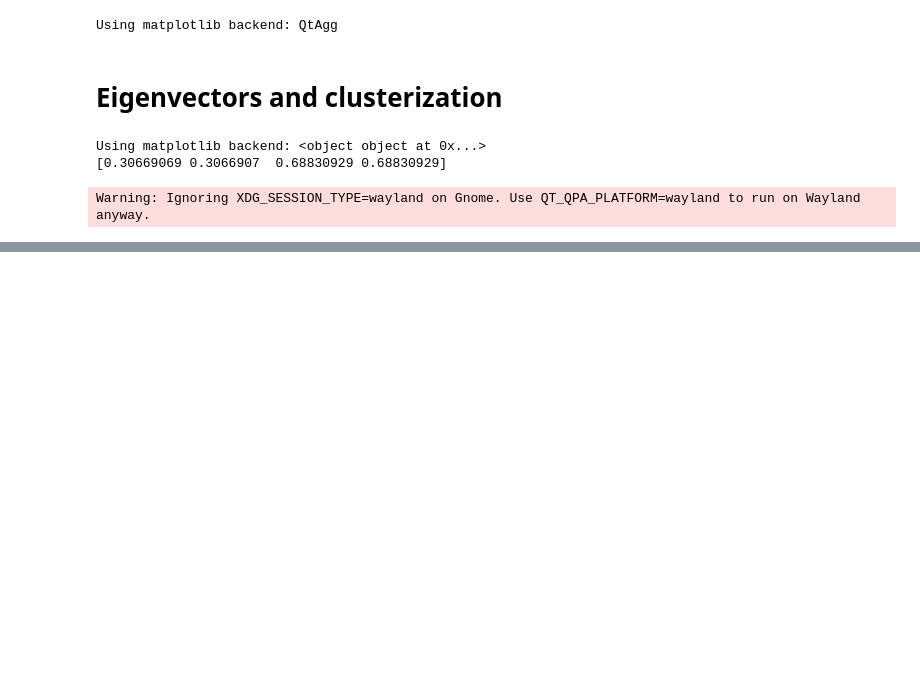
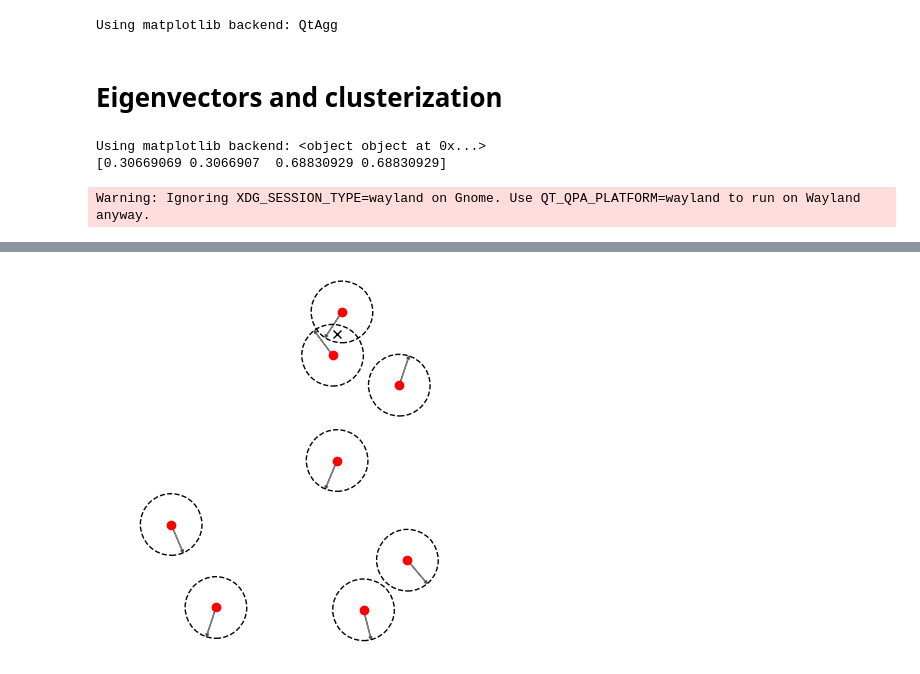
Before and after one commit to yairdaon/OED, a Jupyter notebook: clustered_and_not.ipynb, the cells around one changed output, grey strips where cells are left out. Cells and saved outputs as stored; diff of their text form; code cells hidden in the pictures; blank space fills up the shorter version.

```diff
--- a/clustered_and_not.ipynb
+++ b/clustered_and_not.ipynb
@@ -214,0 +310,45 @@ Warning: Ignoring XDG_SESSION_TYPE=wayland on Gnome. Use QT_QPA_PLATFORM=wayland
+# %%
+import matplotlib.pyplot as plt
+import numpy as np
+from itertools import combinations
+
+# Function to check for circle overlap
+def circles_overlap(center1, center2, radius):
+    return np.linalg.norm(center1 - center2) < 2 * radius
+
+# Generate random points
+np.random.seed(18)
+points = np.random.rand(8, 2) * 10
+w = 0.1
+radius = 1.0
+
+# Plotting
+fig, ax = plt.subplots()
+
+# Plot points and circles
+for point in points:
+    ax.plot(point[0], point[1], 'ro')  # Plot the point
+    circle = plt.Circle(point, radius, edgecolor='black', linestyle='--', fill=False)
+    ax.add_artist(circle)  # Add the circle
+    # Generate random angle for the arrow
+    angle = np.random.rand() * 2 * np.pi
+    dx = (radius-w) * np.cos(angle)
+    dy = (radius-w) * np.sin(angle)
+    ax.arrow(point[0], point[1], dx, dy, head_width=w, head_length=w, fc='black', ec='black', alpha=0.5)  # Arrow with opacity
+
+# Check for overlaps and mark with X
+for (i, j) in combinations(range(len(points)), 2):
+    if circles_overlap(points[i], points[j], radius):
+        midpoint = (points[i] + points[j]) / 2
+        ax.plot(midpoint[0], midpoint[1], 'kx')  # Mark overlap with 'X'
+
+# Set plot limits and remove axes
+ax.set_xlim(-1, 11)
+ax.set_ylim(-1, 11)
+ax.set_aspect('equal', adjustable='box')
+ax.axis('off')  # Remove the axes
+
+plt.savefig('constraints.png')
+plt.show()
+# %% [output]
+[figure, added]
```
Also changed, not shown: parts of 9 cells of this notebook, 2 other files.
